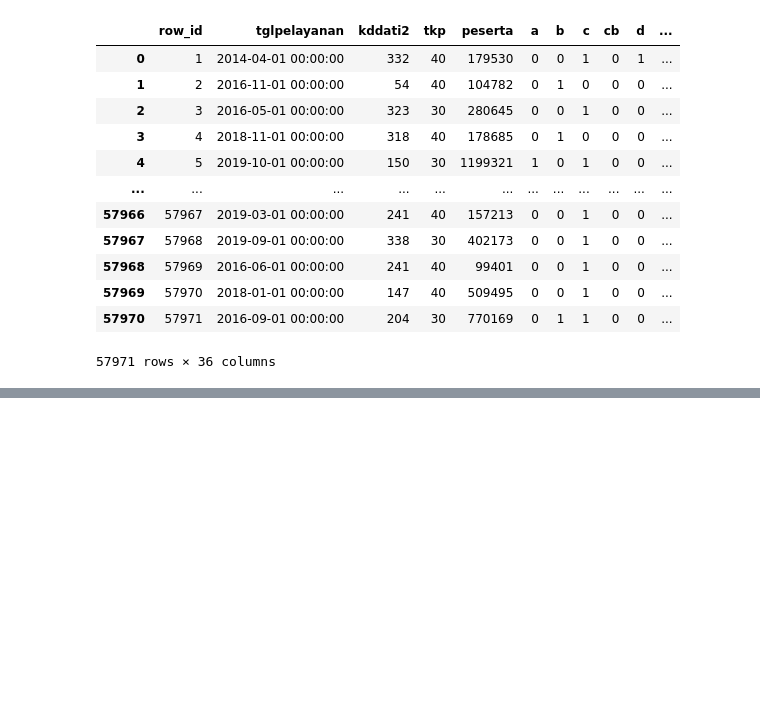
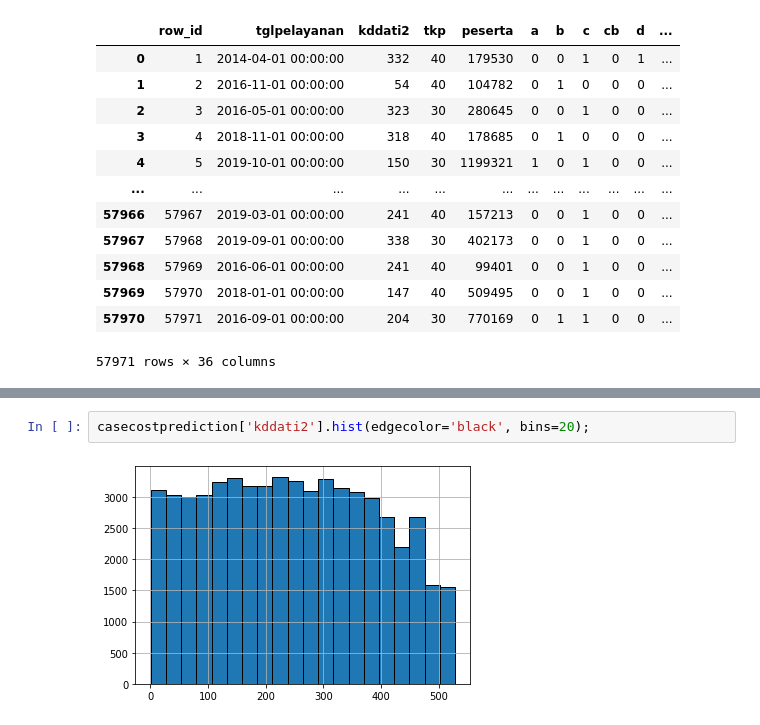
Before and after one commit to angelaafss/Proyek-DAMI-04-RegressionUsingRandomForest, a Jupyter notebook: Kelompok 4 DAMI.ipynb, the cells around one changed output, grey strips where cells are left out. Drawn from its saved outputs; the diff is of its cells as text; blank space fills up the shorter version.

```diff
--- a/Kelompok 4 DAMI.ipynb
+++ b/Kelompok 4 DAMI.ipynb
@@ -29,0 +72,4 @@ casecostprediction
+# %%
+casecostprediction['kddati2'].hist(edgecolor='black', bins=20);
+# %% [output]
+[figure, added]
```
Also changed, not shown: parts of 15 cells of this notebook.
